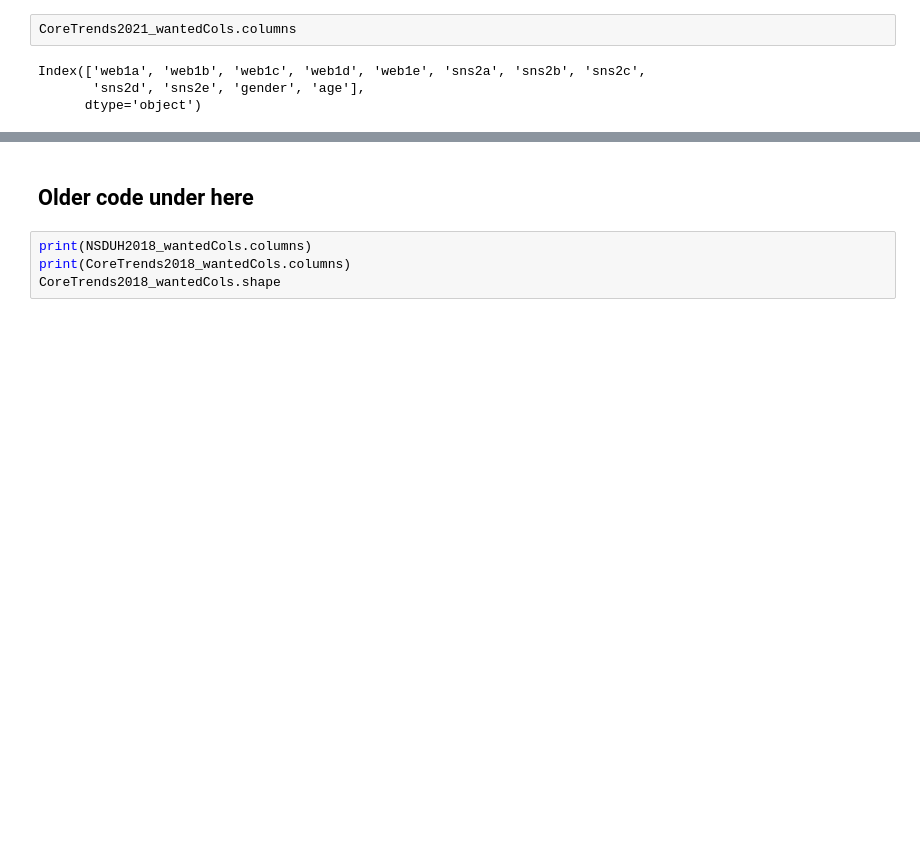
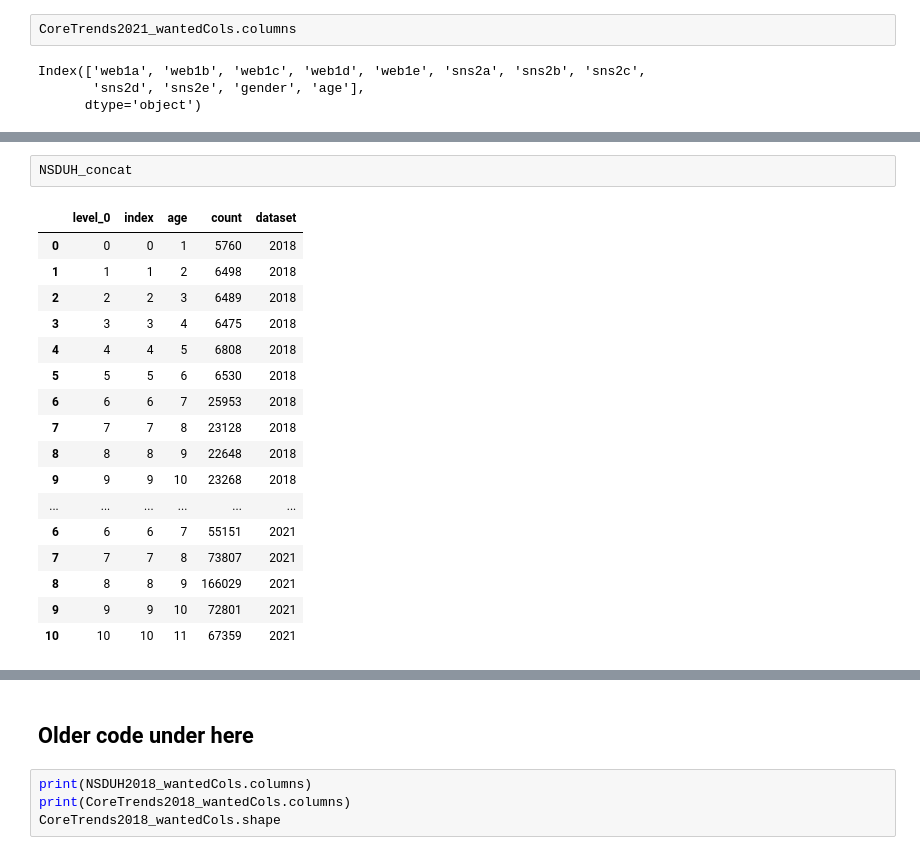
Before and after one commit to uic-cs418/group-project-gamon, a Jupyter notebook: synthia.ipynb, the cells around one changed output, grey strips where cells are left out. Cells and saved outputs as stored; diff of their text form; blank space fills up the shorter version.

```diff
--- a/synthia.ipynb
+++ b/synthia.ipynb
@@ -266,0 +293,20 @@ sns2c    29         2
+# %%
+NSDUH_concat
+# %% [output]
+|  | level_0 | index | age | count | dataset |
+| 0 | 0 | 0 | 1 | 5760 | 2018 |
+| 1 | 1 | 1 | 2 | 6498 | 2018 |
+| 2 | 2 | 2 | 3 | 6489 | 2018 |
+| 3 | 3 | 3 | 4 | 6475 | 2018 |
+| 4 | 4 | 4 | 5 | 6808 | 2018 |
+| 5 | 5 | 5 | 6 | 6530 | 2018 |
+| 6 | 6 | 6 | 7 | 25953 | 2018 |
+| 7 | 7 | 7 | 8 | 23128 | 2018 |
+| 8 | 8 | 8 | 9 | 22648 | 2018 |
+| 9 | 9 | 9 | 10 | 23268 | 2018 |
+| ... | ... | ... | ... | ... | ... |
+| 6 | 6 | 6 | 7 | 55151 | 2021 |
+| 7 | 7 | 7 | 8 | 73807 | 2021 |
+| 8 | 8 | 8 | 9 | 166029 | 2021 |
+| 9 | 9 | 9 | 10 | 72801 | 2021 |
+| 10 | 10 | 10 | 11 | 67359 | 2021 |
```
Also changed, not shown: parts of 22 cells of this notebook.
